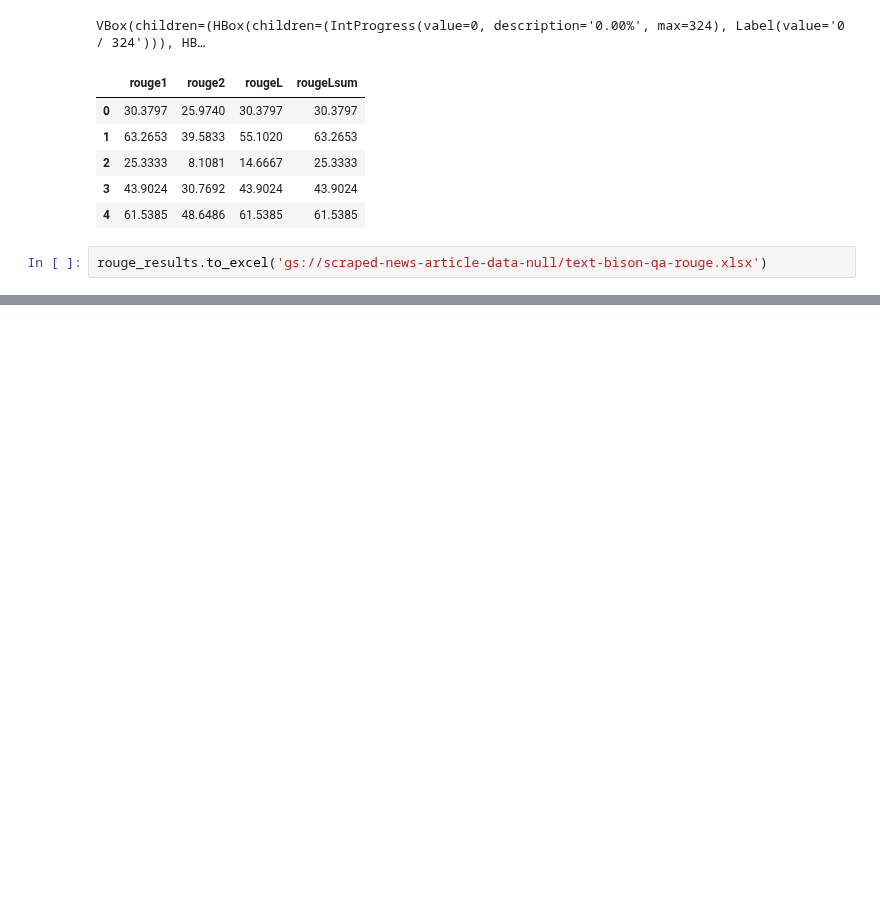
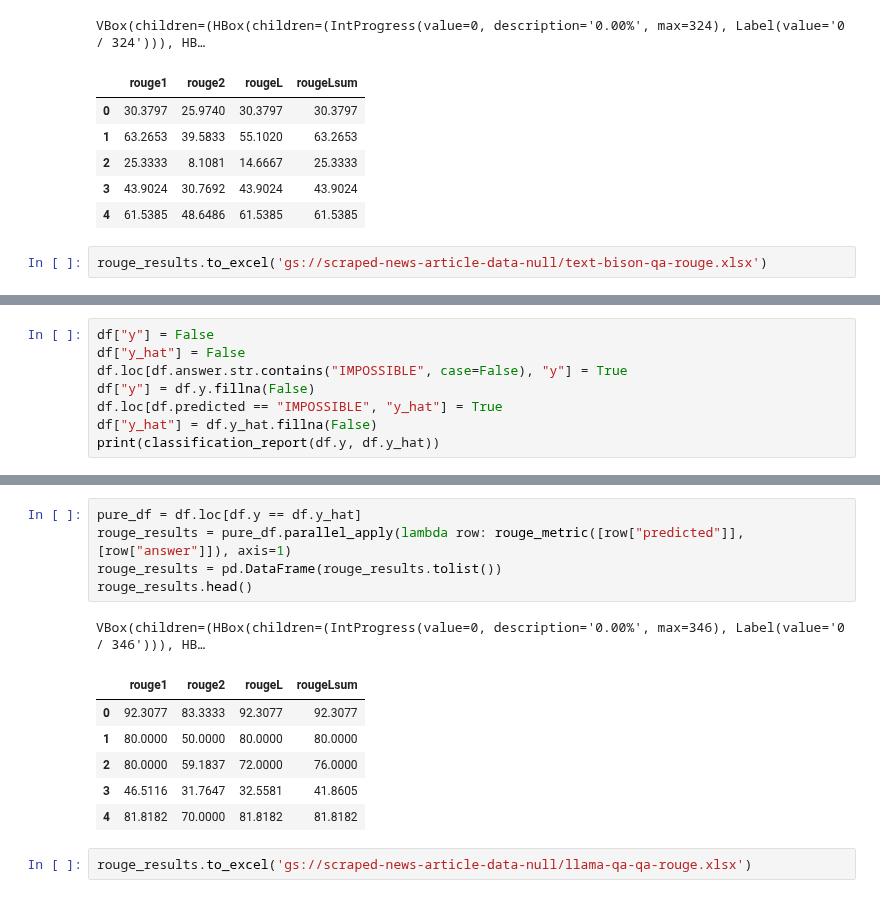
Before and after one commit to yw4401/FinBot, a Jupyter notebook: notebooks/model_rouge.ipynb, the cells around one changed output, grey strips where cells are left out. Saved outputs shown, nothing was run; the diff lists cells and outputs as text; blank space fills up the shorter version.

```diff
--- a/notebooks/model_rouge.ipynb
+++ b/notebooks/model_rouge.ipynb
@@ -368,0 +381,8 @@ rouge_results.to_excel('gs://scraped-news-article-data-null/text-bison-qa-rouge.
+# %%
+df["y"] = False
+df["y_hat"] = False
+df.loc[df.answer.str.contains("IMPOSSIBLE", case=False), "y"] = True
+df["y"] = df.y.fillna(False)
+df.loc[df.predicted == "IMPOSSIBLE", "y_hat"] = True
+df["y_hat"] = df.y_hat.fillna(False)
+print(classification_report(df.y, df.y_hat))
@@ -368,0 +398,15 @@ rouge_results.to_excel('gs://scraped-news-article-data-null/text-bison-qa-rouge.
+# %%
+pure_df = df.loc[df.y == df.y_hat]
+rouge_results = pure_df.parallel_apply(lambda row: rouge_metric([row["predicted"]], [row["answer"]]), axis=1)
+rouge_results = pd.DataFrame(rouge_results.tolist())
+rouge_results.head()
+# %% [output]
+VBox(children=(HBox(children=(IntProgress(value=0, description='0.00%', max=346), Label(value='0 / 346'))), HB…
+|  | rouge1 | rouge2 | rougeL | rougeLsum |
+| 0 | 92.3077 | 83.3333 | 92.3077 | 92.3077 |
+| 1 | 80.0000 | 50.0000 | 80.0000 | 80.0000 |
+| 2 | 80.0000 | 59.1837 | 72.0000 | 76.0000 |
+| 3 | 46.5116 | 31.7647 | 32.5581 | 41.8605 |
+| 4 | 81.8182 | 70.0000 | 81.8182 | 81.8182 |
+# %%
+rouge_results.to_excel('gs://scraped-news-article-data-null/llama-qa-qa-rouge.xlsx')
```
Also changed, not shown: parts of 8 cells of this notebook, 3 other files.
